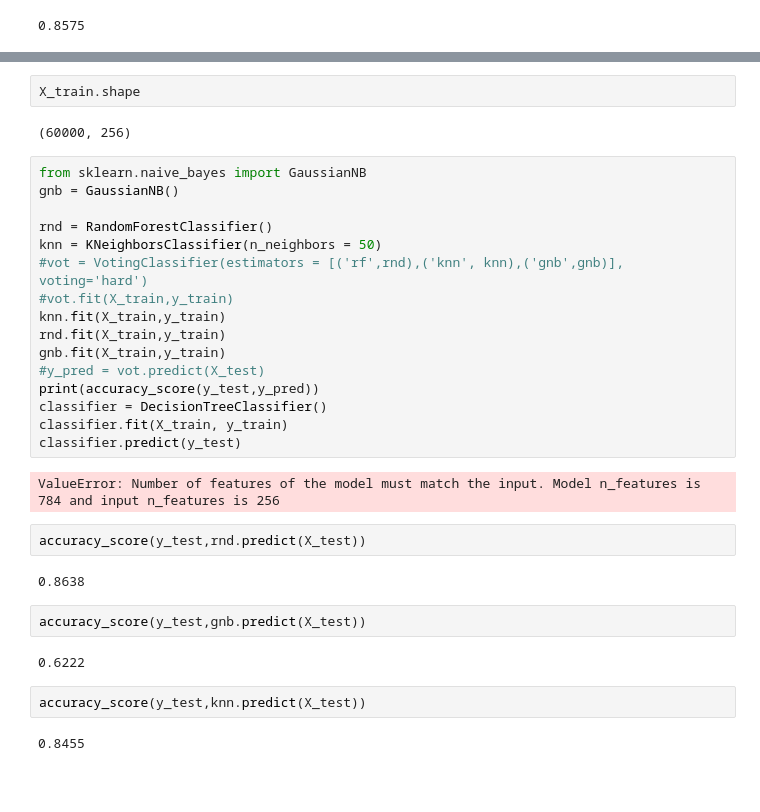
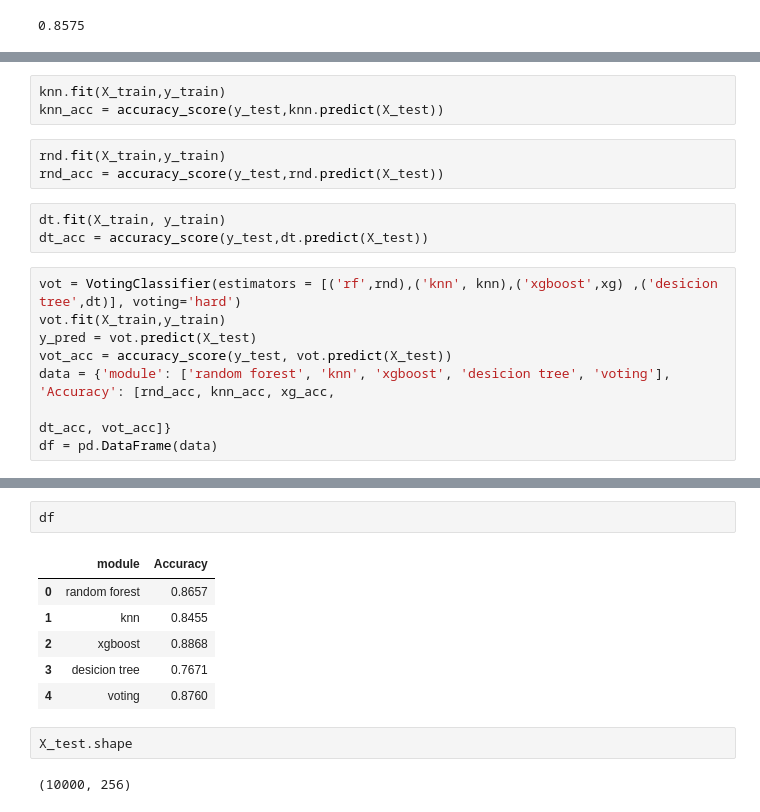
Before and after one commit to YahalomCod/Classifation-Problems, a Jupyter notebook: FMNIST.ipynb, the cells around one changed output, grey strips where cells are left out. Drawn from its saved outputs; the diff is of its cells as text; blank space fills up the shorter version.

```diff
--- a/FMNIST.ipynb
+++ b/FMNIST.ipynb
@@ -187,0 +196,17 @@ X_test = pca.transform(X_test)
+# %%
+knn.fit(X_train,y_train)
+knn_acc = accuracy_score(y_test,knn.predict(X_test))
+# %%
+rnd.fit(X_train,y_train)
+rnd_acc = accuracy_score(y_test,rnd.predict(X_test))
+# %%
+dt.fit(X_train, y_train)
+dt_acc = accuracy_score(y_test,dt.predict(X_test))
+# %%
+vot = VotingClassifier(estimators = [('rf',rnd),('knn', knn),('xgboost',xg) ,('desicion tree',dt)], voting='hard')
+vot.fit(X_train,y_train)
+y_pred = vot.predict(X_test)
+vot_acc = accuracy_score(y_test, vot.predict(X_test))
+data = {'module': ['random forest', 'knn', 'xgboost', 'desicion tree', 'voting'], 'Accuracy': [rnd_acc, knn_acc, xg_acc,
+                                                                                               dt_acc, vot_acc]}
+df = pd.DataFrame(data)
@@ -188,34 +215,13 @@ X_test = pca.transform(X_test)
+# %%
+df
+# %% [output]
+|  | module | Accuracy |
+| 0 | random forest | 0.8657 |
+| 1 | knn | 0.8455 |
+| 2 | xgboost | 0.8868 |
+| 3 | desicion tree | 0.7671 |
+| 4 | voting | 0.8760 |
 # %%
-X_train.shape
+X_test.shape
 # %% [output]
-(60000, 256)
+(10000, 256)
-# %%
-from sklearn.naive_bayes import GaussianNB
-gnb = GaussianNB()
-
-rnd = RandomForestClassifier()
-knn = KNeighborsClassifier(n_neighbors = 50)
-#vot = VotingClassifier(estimators = [('rf',rnd),('knn', knn),('gnb',gnb)], voting='hard')
-#vot.fit(X_train,y_train)
-knn.fit(X_train,y_train)
-rnd.fit(X_train,y_train)
-gnb.fit(X_train,y_train)
-#y_pred = vot.predict(X_test)
-print(accuracy_score(y_test,y_pred))
-classifier = DecisionTreeClassifier()
-classifier.fit(X_train, y_train)
-classifier.predict(y_test)
-# %% [output]
-ValueError: Number of features of the model must match the input. Model n_features is 784 and input n_features is 256
-# %%
-accuracy_score(y_test,rnd.predict(X_test))
-# %% [output]
-0.8638
-# %%
-accuracy_score(y_test,gnb.predict(X_test))
-# %% [output]
-0.6222
-# %%
-accuracy_score(y_test,knn.predict(X_test))
-# %% [output]
-0.8455
```
Also changed, not shown: parts of 26 cells of this notebook.
